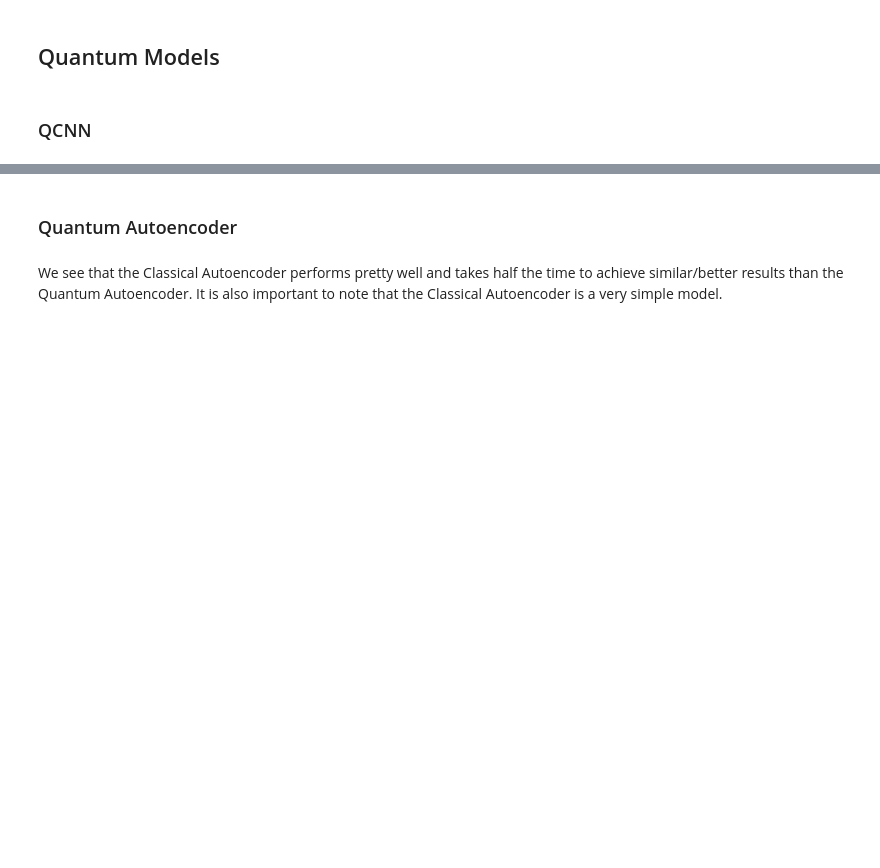
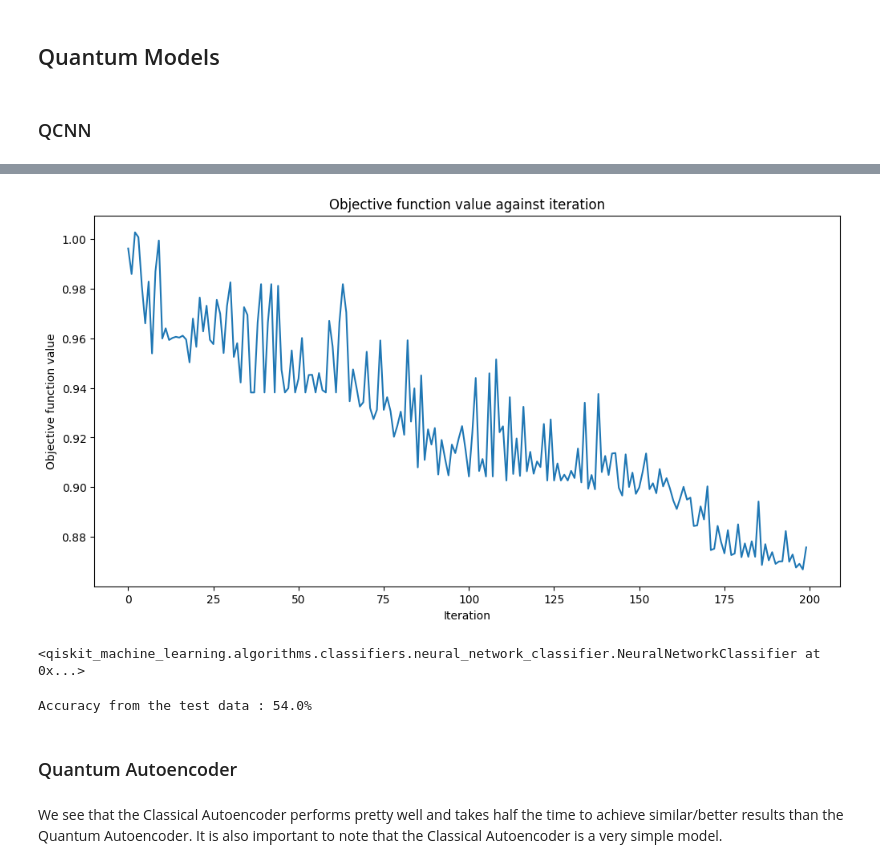
Before and after one commit to GivyBoy/quantum-ml, a Jupyter notebook: intro_quantum_ml.ipynb, the cells around one changed output, grey strips where cells are left out. Drawn from its saved outputs; the diff is of its cells as text; code cells hidden in the pictures; blank space fills up the shorter version.

```diff
--- a/intro_quantum_ml.ipynb
+++ b/intro_quantum_ml.ipynb
@@ -34,7 +34,7 @@ None
 DEVICE = torch.device("cuda" if torch.cuda.is_available() else "cpu")
 learning_rate = 1e-3
 nb_channels = 16
-embedding_dim = 8
+embedding_dim = 10
 batch_size = 64
 nb_epochs = 25
 # %%
@@ -541,15 +593,20 @@ classifier = NeuralNetworkClassifier(
 # %%
 objective_func_vals = []
 plt.rcParams["figure.figsize"] = (12, 6)
 # classifier.fit(X_train_encoded, y_train)
 
-x = np.asarray(train_images)
-y = np.asarray(train_labels)
+x = np.asarray(X_train_encoded)
+y = np.asarray(y_train)
 classifier.fit(x, y)
+# %% [output]
+[figure, added]
+<qiskit_machine_learning.algorithms.classifiers.neural_network_classifier.NeuralNetworkClassifier at 0x...>
 # %%
-x = np.asarray(test_images)
-y = np.asarray(test_labels)
+x = np.asarray(X_test_encoded)
+y = np.asarray(y_test)
 print(f"Accuracy from the test data : {np.round(100 * classifier.score(x, y), 2)}%")
+# %% [output]
+Accuracy from the test data : 54.0%
 # %% [markdown]
 ### Quantum Autoencoder
 # %%
```
Also changed, not shown: parts of 14 cells of this notebook, 1 other file.
